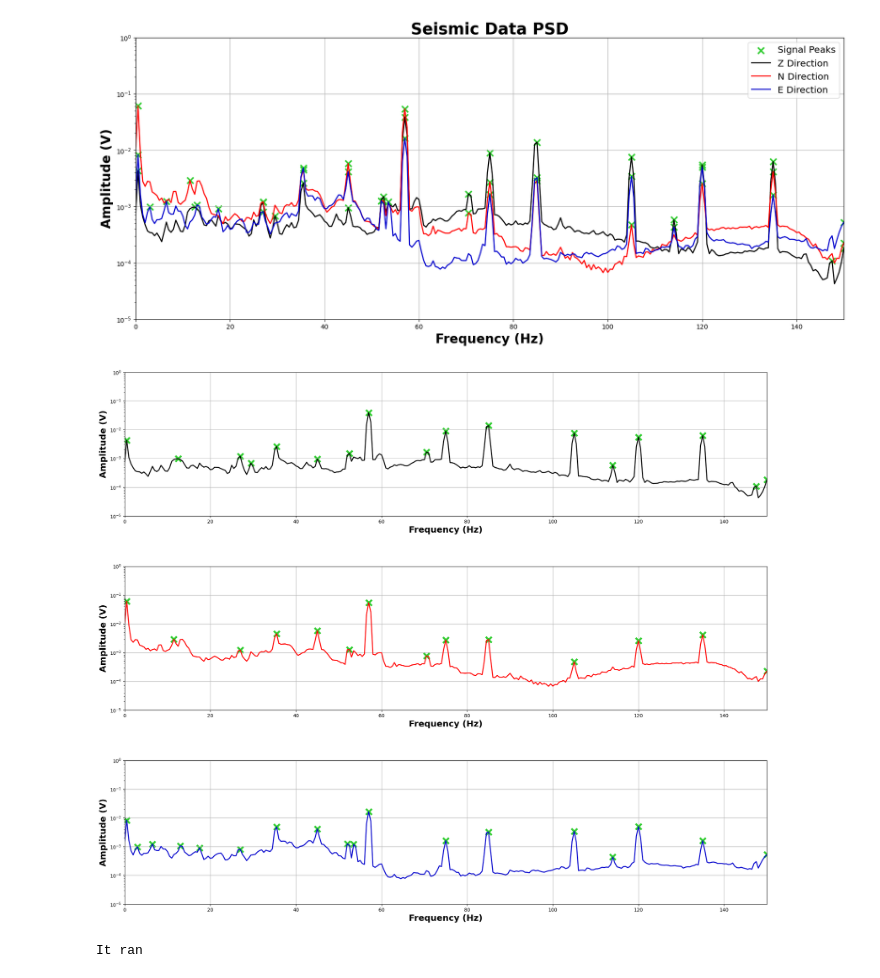
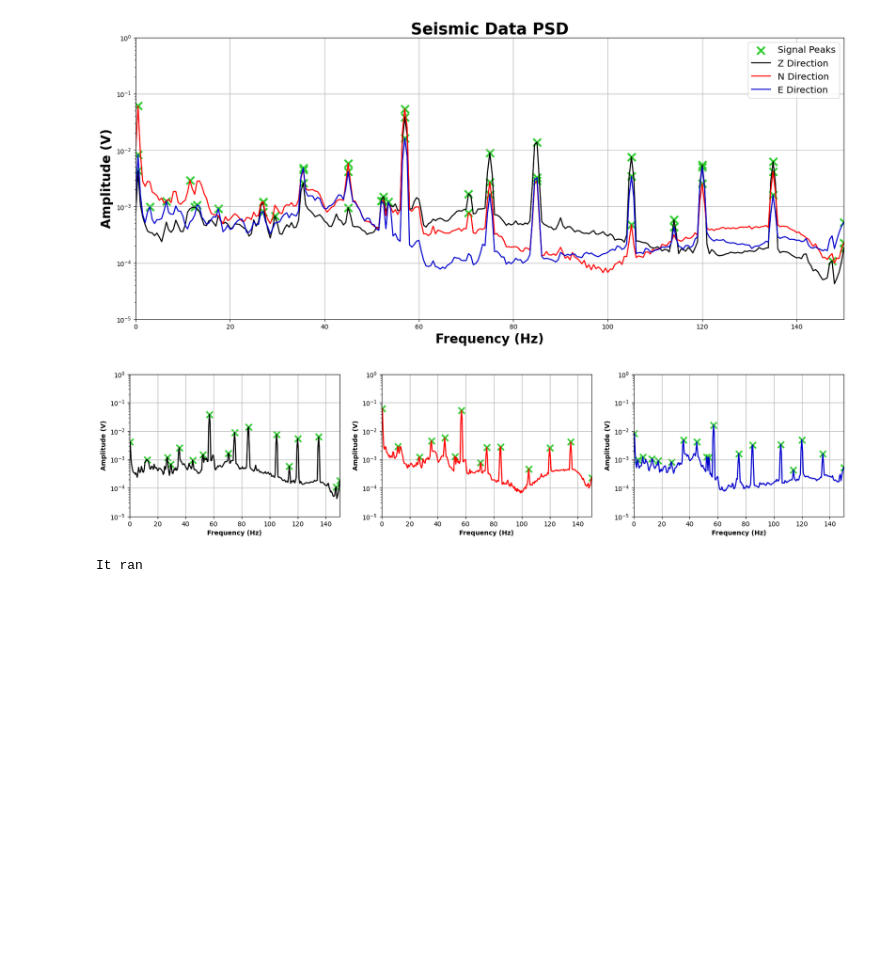
Before and after one commit to EquivocalBeing/CE_code, a Jupyter notebook: Webdaq_Test.ipynb, the cells around one changed output. Drawn from its saved outputs; the diff is of its cells as text; code cells hidden in the pictures; blank space fills up the shorter version.

```diff
--- a/Webdaq_Test.ipynb
+++ b/Webdaq_Test.ipynb
@@ -376,56 +376,56 @@ plt.grid(True)
 # %%
 from matplotlib import gridspec
 
-fig = plt.figure(figsize = (24,20)) #, dpi = 2500)
+fig = plt.figure(figsize = (20,4)) #, dpi = 2500)
 
-gs = gridspec.GridSpec(3,1, height_ratios = [1,1,1], hspace = 0.35)
+gs = gridspec.GridSpec(1,3)
 
 axis1 = fig.add_subplot(gs[0,0])
 
-axis1.scatter(f_z[peak_z], Pxx_den_z[peak_z]**0.5, s = 150, color = 'limegreen', marker = 'x',
-              linewidths = 4, label = 'Signal Peaks')
-axis1.semilogy(f_z, Pxx_den_z ** 0.5, color = 'black', linewidth = 2, label = 'Channel Z')
+axis1.scatter(f_z[peak_z], Pxx_den_z[peak_z] ** 0.5, s = 100, color = 'limegreen', marker = 'x',
+              linewidths = 2.5, label = 'Signal Peaks')
+axis1.semilogy(f_z, Pxx_den_z ** 0.5, color = 'black', linewidth = 1.75, label = 'Channel Z')
 
-axis1.set_xlabel("Frequency (Hz)", fontweight = "bold", fontsize = 18)
-axis1.set_ylabel("Amplitude (V)", fontweight = "bold", fontsize = 18)
+axis1.set_xlabel("Frequency (Hz)", fontweight = "bold", fontsize = 10)
+axis1.set_ylabel("Amplitude (V)", fontweight = "bold", fontsize = 10)
 
 axis1.set_ylim([10e-6, 1])
 axis1.set_xlim(0,150)
 axis1.grid(True)
 
 ################################################################################################################################
 
-axis2 = fig.add_subplot(gs[1,0])
+axis2 = fig.add_subplot(gs[0,1])
 
-axis2.scatter(f_n[peak_n], Pxx_den_n[peak_n]**0.5, s = 150, color = 'limegreen', marker = 'x',
-              linewidths = 4)
-axis2.semilogy(f_n, Pxx_den_n ** 0.5, color = 'red', linewidth = 2, label = 'Channel N')
+axis2.scatter(f_n[peak_n], Pxx_den_n[peak_n] ** 0.5, s = 100, color = 'limegreen', marker = 'x',
+              linewidths = 2.5)
+axis2.semilogy(f_n, Pxx_den_n ** 0.5, color = 'red', linewidth = 1.75, label = 'Channel N')
 
-axis2.set_xlabel("Frequency (Hz)", fontweight = "bold", fontsize = 18)
-axis2.set_ylabel("Amplitude (V)", fontweight = "bold", fontsize = 18)
+axis2.set_xlabel("Frequency (Hz)", fontweight = "bold", fontsize = 10)
+axis2.set_ylabel("Amplitude (V)", fontweight = "bold", fontsize = 10)
 
 axis2.set_ylim([10e-6, 1])
 axis2.set_xlim(0,150)
 axis2.grid(True)
 
 ################################################################################################################################
 
-axis3 = fig.add_subplot(gs[2,0])
+axis3 = fig.add_subplot(gs[0,2])
 
-axis3.scatter(f_e[peak_e], Pxx_den_e[peak_e]**0.5, s = 150, color = 'limegreen', marker = 'x',
-              linewidths = 4)
-axis3.semilogy(f_e, Pxx_den_e ** 0.5, color = 'mediumblue', linewidth = 2, label = 'Channel E')
+axis3.scatter(f_e[peak_e], Pxx_den_e[peak_e] ** 0.5, s = 100, color = 'limegreen', marker = 'x',
+              linewidths = 2.5)
+axis3.semilogy(f_e, Pxx_den_e ** 0.5, color = 'mediumblue', linewidth = 1.75, label = 'Channel E')
 
-axis3.set_xlabel("Frequency (Hz)", fontweight = "bold", fontsize = 18)
-axis3.set_ylabel("Amplitude (V)", fontweight = "bold", fontsize = 18)
+axis3.set_xlabel("Frequency (Hz)", fontweight = "bold", fontsize = 10)
+axis3.set_ylabel("Amplitude (V)", fontweight = "bold", fontsize = 10)
 
 axis3.set_ylim([10e-6, 1])
 axis3.set_xlim(0,150)
 axis3.grid(True)
 
 #fig.savefig("Channel_plot.pdf", bbox_inches='tight')
 # %% [output]
-[figure, old version]
+[figure, new version]
 # %%
 l = 0
 m = 0
```
Also changed, not shown: parts of 6 cells of this notebook, 1 other file.
